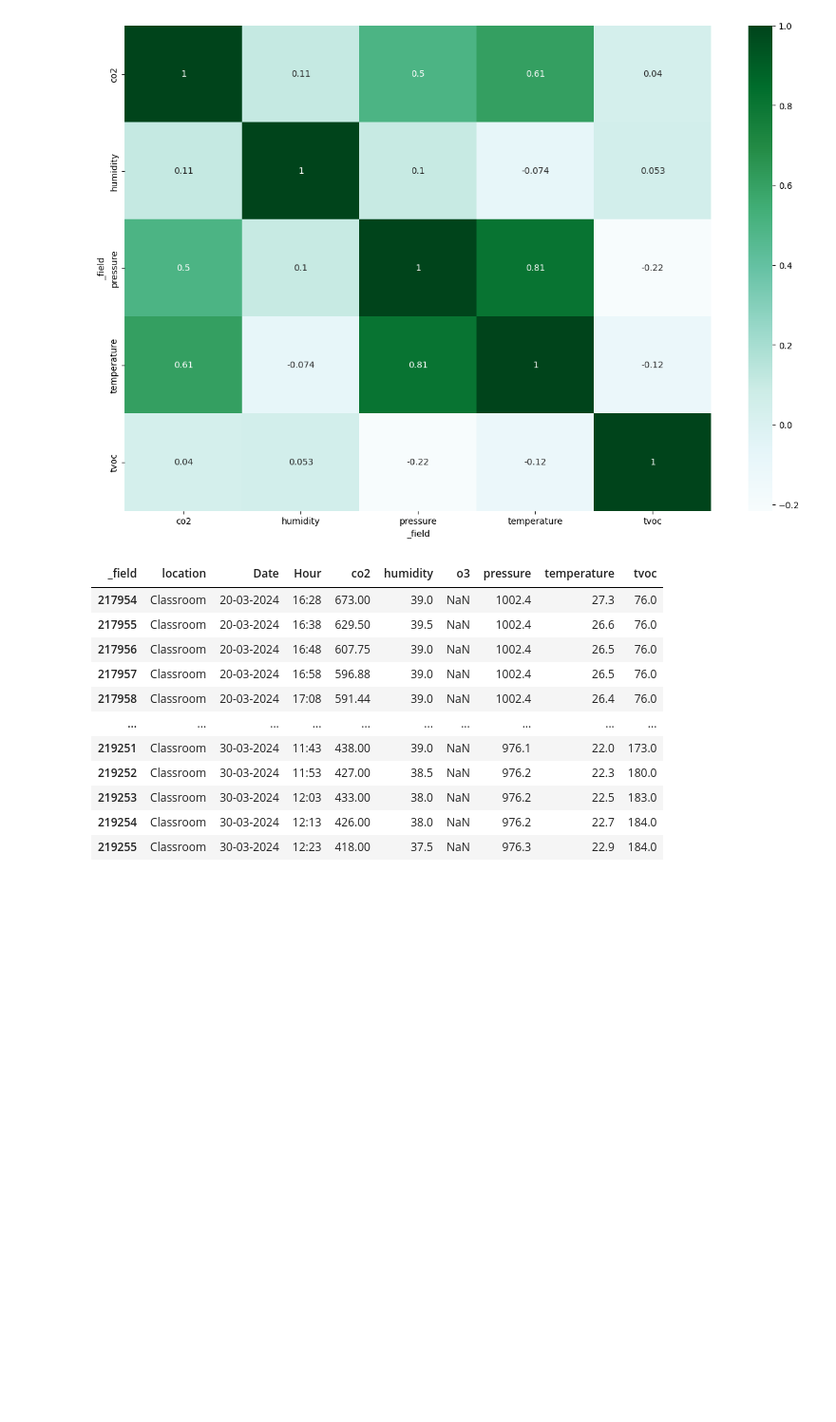
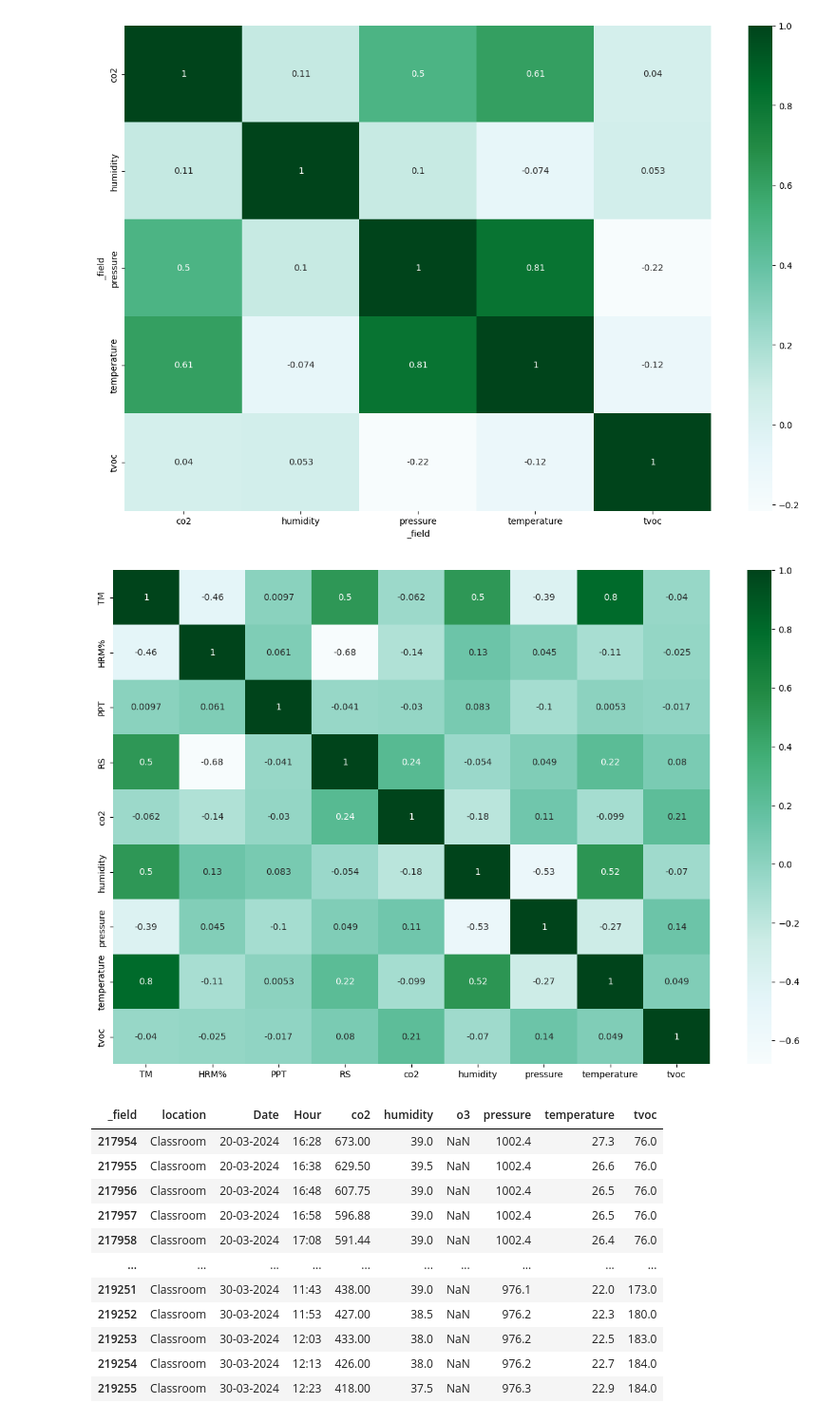
Before and after one commit to peremayolc/UAB_EnergyStudy, a Jupyter notebook: Recommender/recommendersys.ipynb, the cells around one changed output. Shown: that part at 95% size. Drawn from its saved outputs; the diff is of its cells as text; code cells hidden in the pictures; blank space fills up the shorter version.

```diff
--- a/Recommender/recommendersys.ipynb
+++ b/Recommender/recommendersys.ipynb
@@ -175,6 +175,7 @@ data_sensors
 # %%
 Classroom = data_sensors[data_sensors['location'] == 'Classroom']
 Digital_Lab = data_sensors[data_sensors['location'] == 'Digital_Lab']
+Computer_Room = data_sensors[data_sensors['location'] == 'Computer_Room']
 
 display_plot(Classroom, Classroom['Hour'], Classroom['temperature'], "Class Room Temperature")
 display_plot(Digital_Lab, Digital_Lab['Hour'], Digital_Lab['temperature'], "Digital Lab Temperature")
@@ -189,6 +190,16 @@ sb.heatmap(Classroom.drop(['o3'], axis=1).corr(), cmap='BuGn', annot=True)
 # %% [output]
 <AxesSubplot:xlabel='_field', ylabel='_field'>
 [figure]
+# %%
+
+merged_df = pd.merge(data_meteo, Computer_Room, on=['Date', 'Hour'])
+
+
+plt.figure(figsize=(15, 10))
+sb.heatmap(merged_df.drop(['o3'], axis=1).corr(), cmap='BuGn', annot=True)
+plt.show()
+# %% [output]
+[figure, added]
 # %%
 Classroom
 # %% [output]
```
Also changed, not shown: parts of 1 cell of this notebook.
